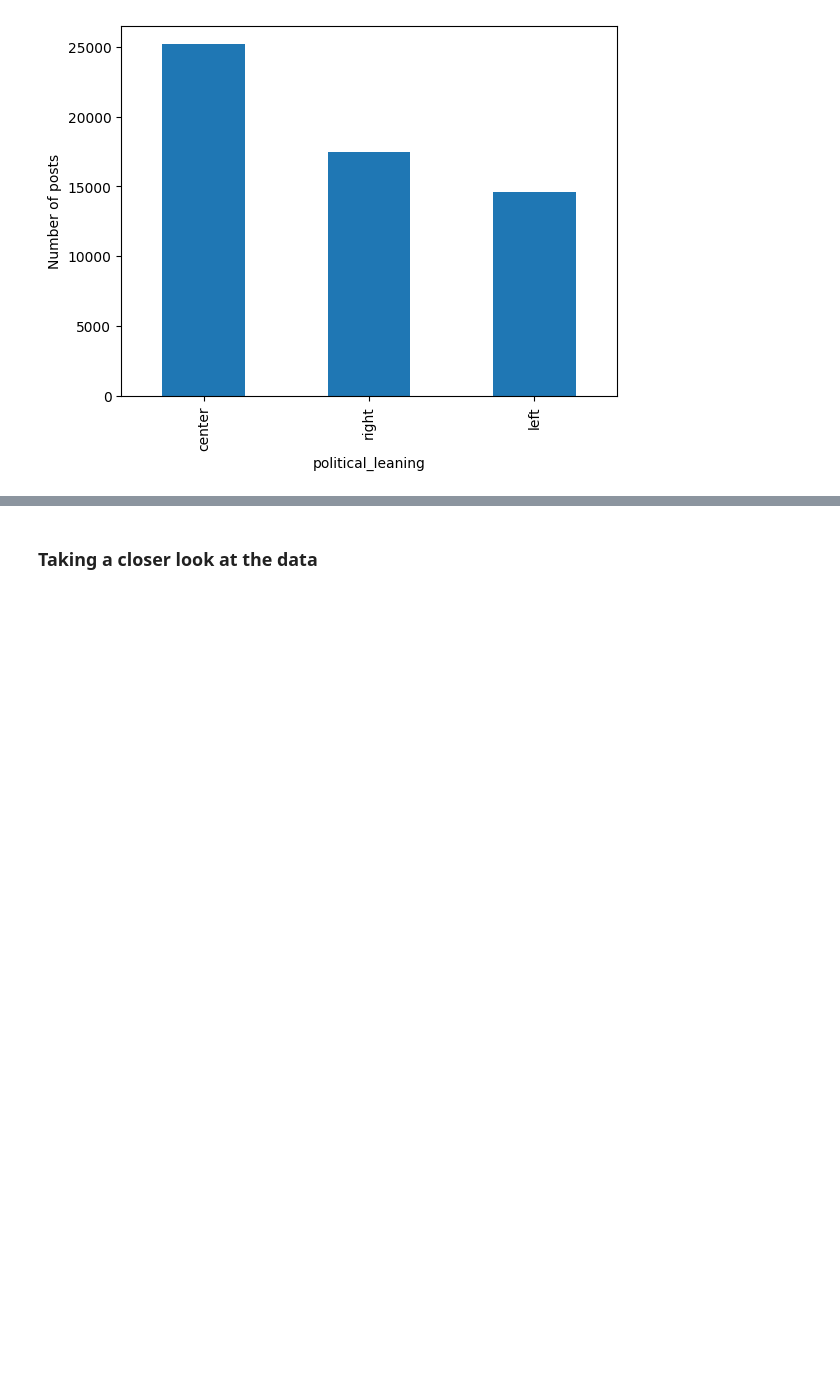
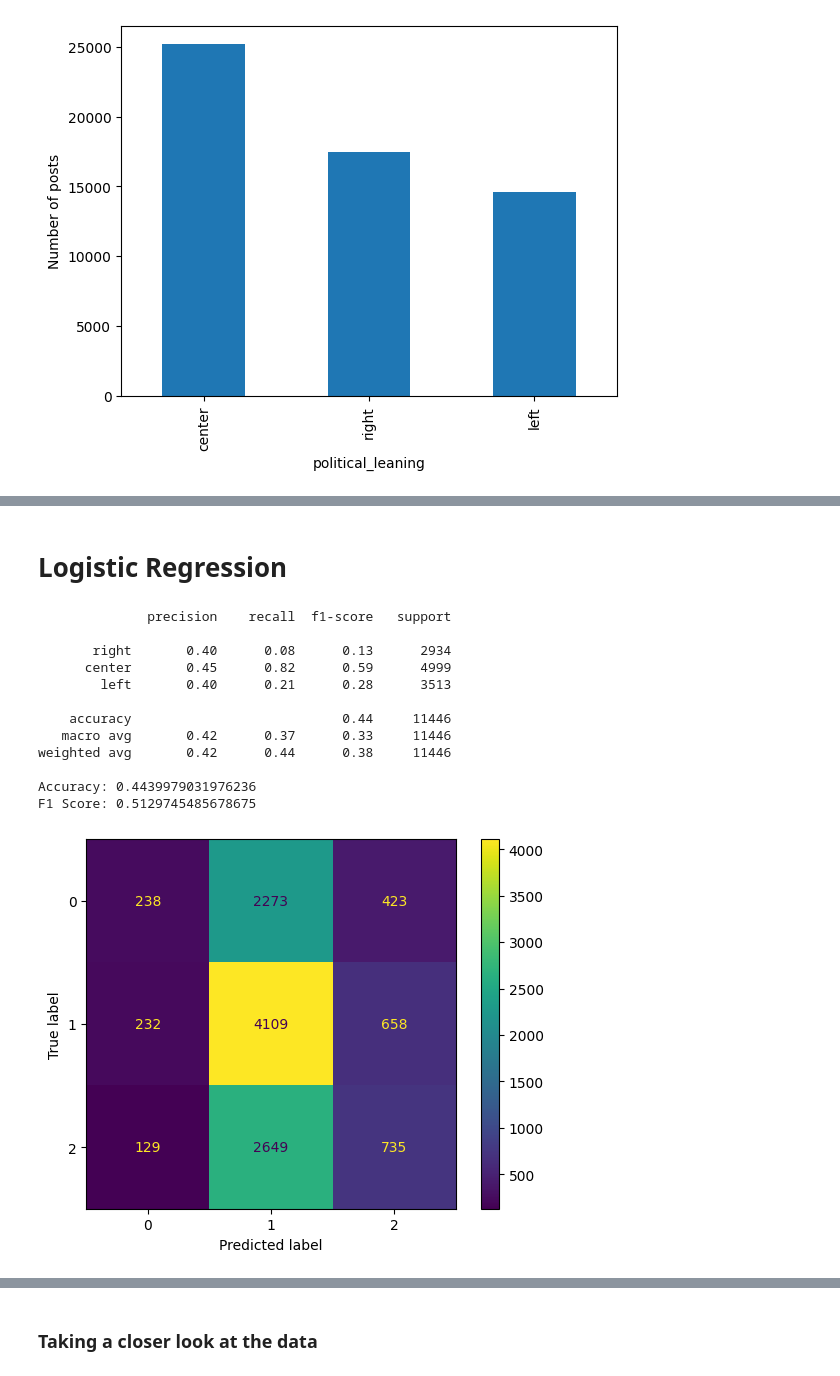
Before and after one commit to Bachelor-Data-Science/Language-AI, a Jupyter notebook: Data Exploration.ipynb, the cells around one changed output, grey strips where cells are left out. Cells and saved outputs as stored; diff of their text form; code cells hidden in the pictures; blank space fills up the shorter version.

```diff
--- a/Data Exploration.ipynb
+++ b/Data Exploration.ipynb
@@ -78,0 +247,39 @@ Notes:
+# %% [markdown]
+# Logistic Regression
+# %%
+# Split the data into features (X) and target (Y)
+X = df_politics[super_significant]
+Y = df_politics['political_leaning_id']
+
+# Split the data into training and test sets
+X_train, X_test, y_train, y_test = train_test_split(X, Y, test_size=0.2, random_state=42)
+
+logreg = LogisticRegression(random_state=42, max_iter=1000)
+logreg.fit(X_train, y_train)
+y_pred = logreg.predict(X_test)
+
+cnf_matrix = confusion_matrix(y_test, y_pred)
+ConfusionMatrixDisplay(confusion_matrix=cnf_matrix).plot();
+
+target_names = ['right', 'center','left']
+print(classification_report(y_test, y_pred, target_names=target_names))
+
+accuray = accuracy_score(y_pred, y_test)
+f1 = f1_score(y_pred, y_test, average="weighted")
+
+print("Accuracy:", accuray)
+print("F1 Score:", f1)
+# %% [output]
+              precision    recall  f1-score   support
+
+       right       0.40      0.08      0.13      2934
+      center       0.45      0.82      0.59      4999
+        left       0.40      0.21      0.28      3513
+
+    accuracy                           0.44     11446
+   macro avg       0.42      0.37      0.33     11446
+weighted avg       0.42      0.44      0.38     11446
+
+Accuracy: 0.4439979031976236
+F1 Score: 0.5129745485678675
+[figure, added]
```
Also changed, not shown: parts of 38 cells of this notebook.
